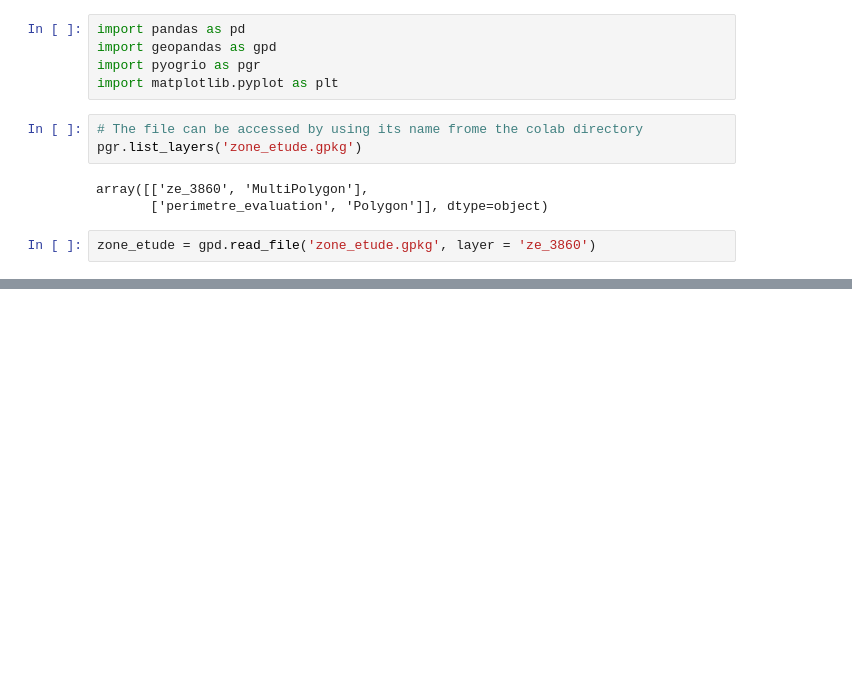
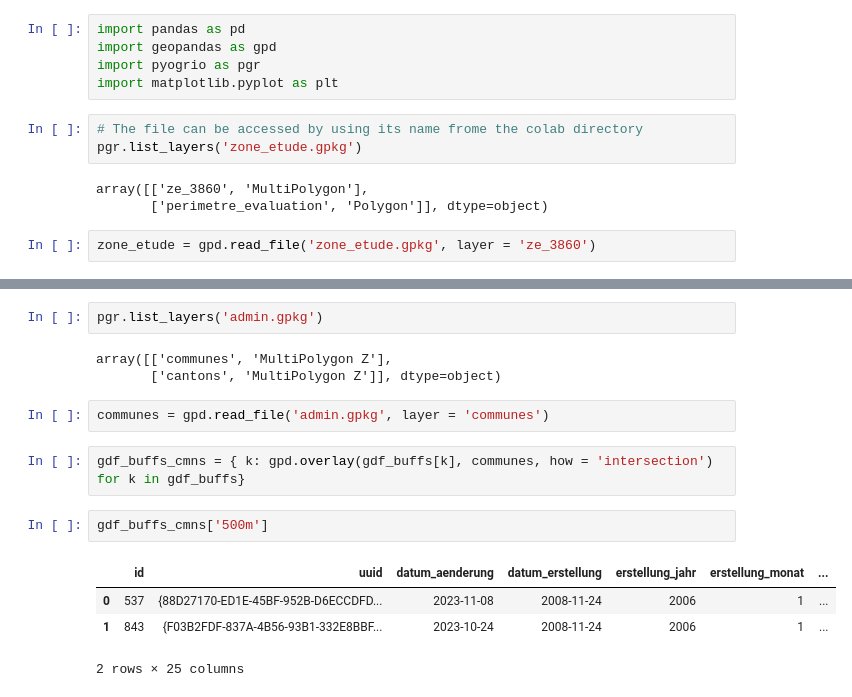
Before and after one commit to Luca-wirthner/2024_Geoinformatique_I, a Jupyter notebook: script_zones_tampons.ipynb, the cells around one changed output, grey strips where cells are left out. Saved outputs shown, nothing was run; the diff lists cells and outputs as text; blank space fills up the shorter version.

```diff
--- a/script_zones_tampons.ipynb
+++ b/script_zones_tampons.ipynb
@@ -35,0 +27,16 @@ buffer_5km.plot()
+# %%
+pgr.list_layers('admin.gpkg')
+# %% [output]
+array([['communes', 'MultiPolygon Z'],
+       ['cantons', 'MultiPolygon Z']], dtype=object)
+# %%
+communes = gpd.read_file('admin.gpkg', layer = 'communes')
+# %%
+gdf_buffs_cmns = { k: gpd.overlay(gdf_buffs[k], communes, how = 'intersection') for k in gdf_buffs}
+# %%
+gdf_buffs_cmns['500m']
+# %% [output]
+|  | id | uuid | datum_aenderung | datum_erstellung | erstellung_jahr | erstellung_monat | ... |
+| 0 | 537 | {88D27170-ED1E-45BF-952B-D6ECCDFD... | 2023-11-08 | 2008-11-24 | 2006 | 1 | ... |
+| 1 | 843 | {F03B2FDF-837A-4B56-93B1-332E8BBF... | 2023-10-24 | 2008-11-24 | 2006 | 1 | ... |
+2 rows × 25 columns
```
Also changed, not shown: parts of 9 cells of this notebook.
